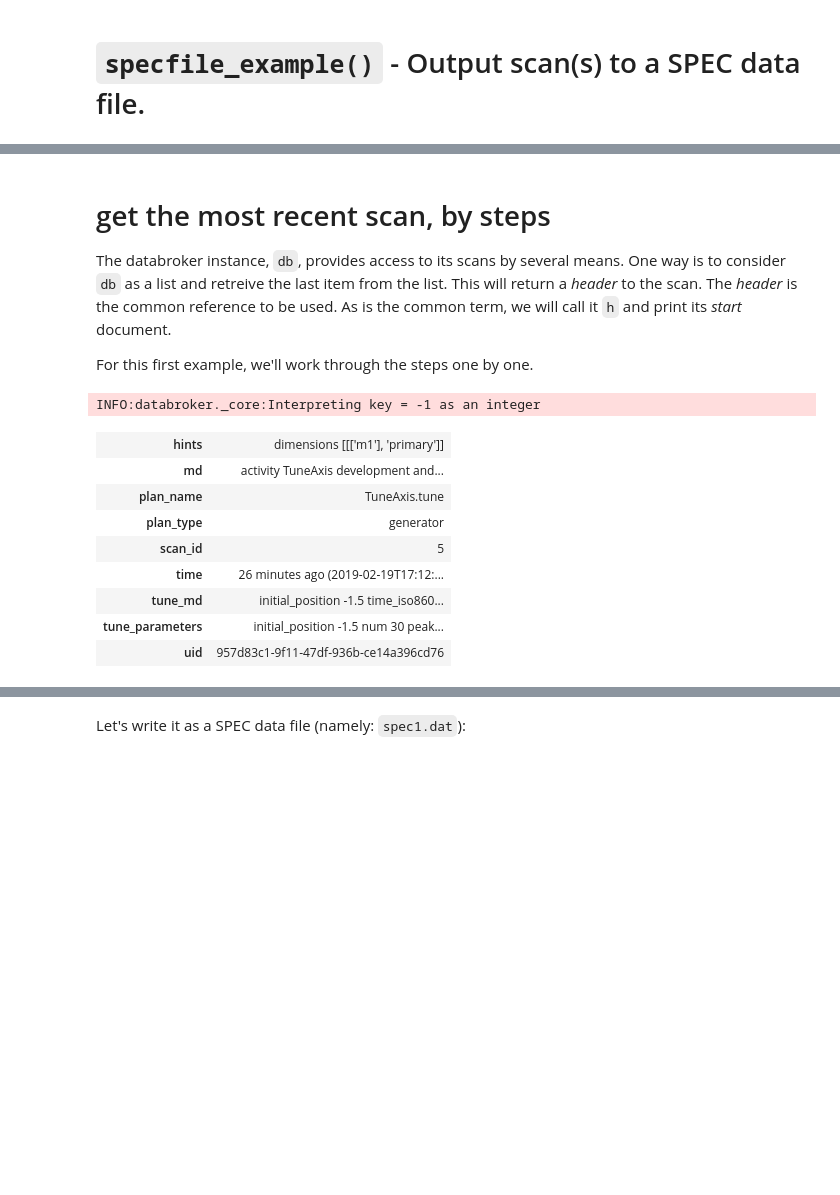
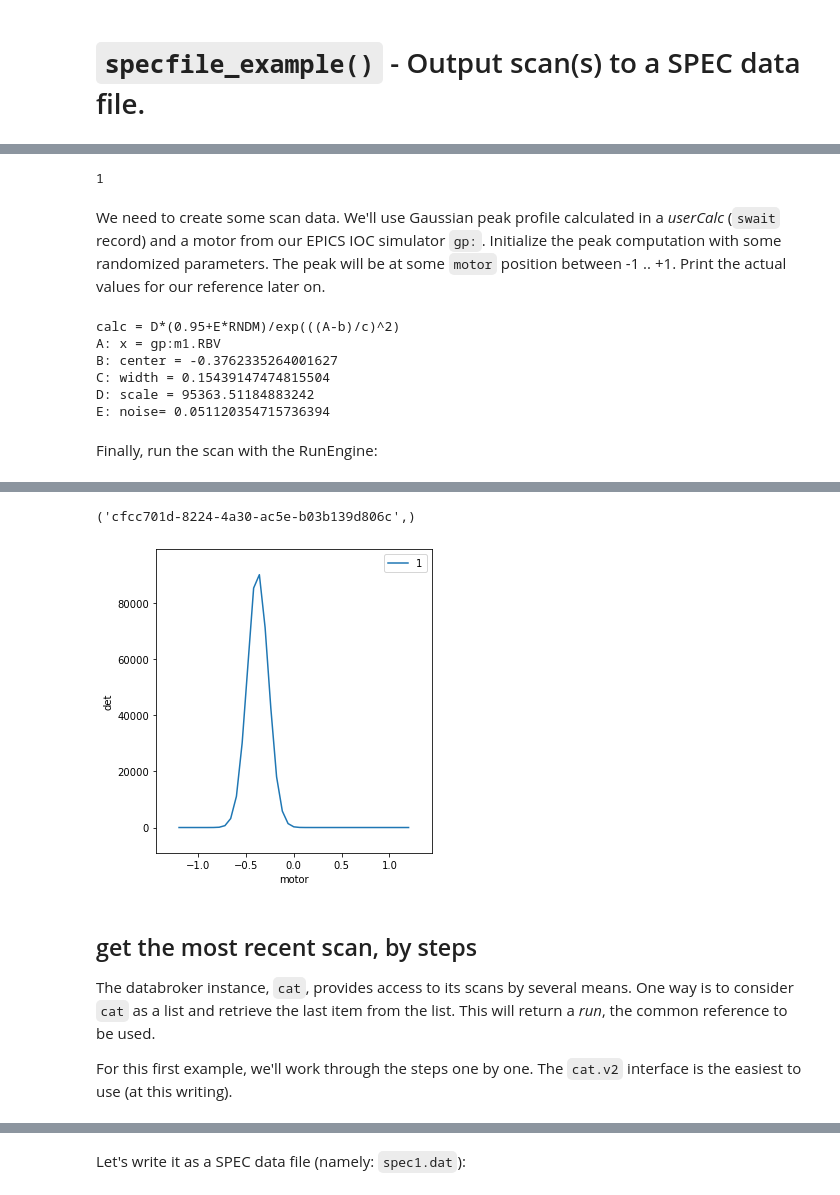
Before and after one commit to dogrecajb/apstools, a Jupyter notebook: docs/source/resources/demo_specfile_example.ipynb, the cells around one changed output, grey strips where cells are left out. Cells and saved outputs as stored; diff of their text form; code cells hidden in the pictures; blank space fills up the shorter version.

Commit message:
DOC #594 rework example as doc notebook

```diff
--- a/docs/source/resources/demo_specfile_example.ipynb
+++ b/docs/source/resources/demo_specfile_example.ipynb
@@ -13,0 +9,57 @@ db = Broker.named("mongodb_config")
+# %%
+%matplotlib inline
+import matplotlib.pyplot as plt
+plt.ion()
+
+from bluesky import RunEngine, plans as bp
+from bluesky.callbacks.best_effort import BestEffortCallback
+import databroker
+
+cat = databroker.temp()
+RE = RunEngine({})
+RE.subscribe(cat.v1.insert)
+RE.subscribe(BestEffortCallback())
+# %% [output]
+1
+# %% [markdown]
+We need to create some scan data.  We'll use Gaussian peak profile calculated in a _userCalc_ (`swait` record) and a motor from our EPICS IOC simulator `gp:`.  Initialize the peak computation with some randomized parameters.  The peak will be at some `motor` position between -1 .. +1.  Print the actual values for our reference later on.
+# %%
+from apstools.devices import SwaitRecord, setup_gaussian_swait
+import numpy as np
+from ophyd import EpicsMotor, EpicsSignal
+
+IOC = "gp:"
+motor = EpicsMotor(f"{IOC}m1", name="motor")
+swait = SwaitRecord(f"{IOC}userCalc1", name="swait")
+det = EpicsSignal(swait.calculated_value.pvname, name="det")
+
+motor.wait_for_connection()
+swait.wait_for_connection()
+det.wait_for_connection()
+
+setup_gaussian_swait(
+    swait, motor.user_readback,
+    center=-0.5 + np.random.uniform(),
+    width=0.01 + 0.2*np.random.uniform(),
+    noise=0.05*(.95 + .1*np.random.uniform()),
+    scale=100_000*(.95 + .1*np.random.uniform()),
+    )
+
+print(f"calc = {swait.calculation.get()}")
+print(f"A: x = {swait.channels.A.input_pv.get()}")
+print(f"B: center = {swait.channels.B.input_value.get()}")
+print(f"C: width = {swait.channels.C.input_value.get()}")
+print(f"D: scale = {swait.channels.D.input_value.get()}")
+print(f"E: noise= {swait.channels.E.input_value.get()}")
+# %% [output]
+calc = D*(0.95+E*RNDM)/exp(((A-b)/c)^2)
+A: x = gp:m1.RBV
+B: center = -0.3762335264001627
+C: width = 0.15439147474815504
+D: scale = 95363.51184883242
+E: noise= 0.051120354715736394
+# %% [markdown]
+Finally, run the scan with the RunEngine:
+# %%
+RE(bp.scan([det], motor, -1.2, 1.2, 41))
+# %% [output]
@@ -14,20 +83,8 @@ db = Broker.named("mongodb_config")
+('cfcc701d-8224-4a30-ac5e-b03b139d806c',)
+[figure, added]
 # %% [markdown]
-# get the most recent scan, by steps
+## get the most recent scan, by steps
 
-The databroker instance, `db`, provides access to its scans by several means.  One way is to consider `db` as a list and retreive the last item from the list.  This will return a *header* to the scan.  The *header* is the common reference to be used.  As is the common term, we will call it `h` and print its *start* document.
+The databroker instance, `cat`, provides access to its scans by several means.  One way is to consider `cat` as a list and retrieve the last item from the list.  This will return a *run*, the common reference to be used.
 
-For this first example, we'll work through the steps one by one.
+For this first example, we'll work through the steps one by one.  The `cat.v2` interface is the easiest to use (at this writing).
-# %%
-h = db[-1]
-h.start
-# %% [output]
-INFO:databroker._core:Interpreting key = -1 as an integer
-| hints | dimensions [[['m1'], 'primary']] |
-| md | activity TuneAxis development and... |
-| plan_name | TuneAxis.tune |
-| plan_type | generator |
-| scan_id | 5 |
-| time | 26 minutes ago (2019-02-19T17:12:... |
-| tune_md | initial_position -1.5 time_iso860... |
-| tune_parameters | initial_position -1.5 num 30 peak... |
-| uid | 957d83c1-9f11-47df-936b-ce14a396cd76 |
```
Also changed, not shown: parts of 26 cells of this notebook, 4 other files.
